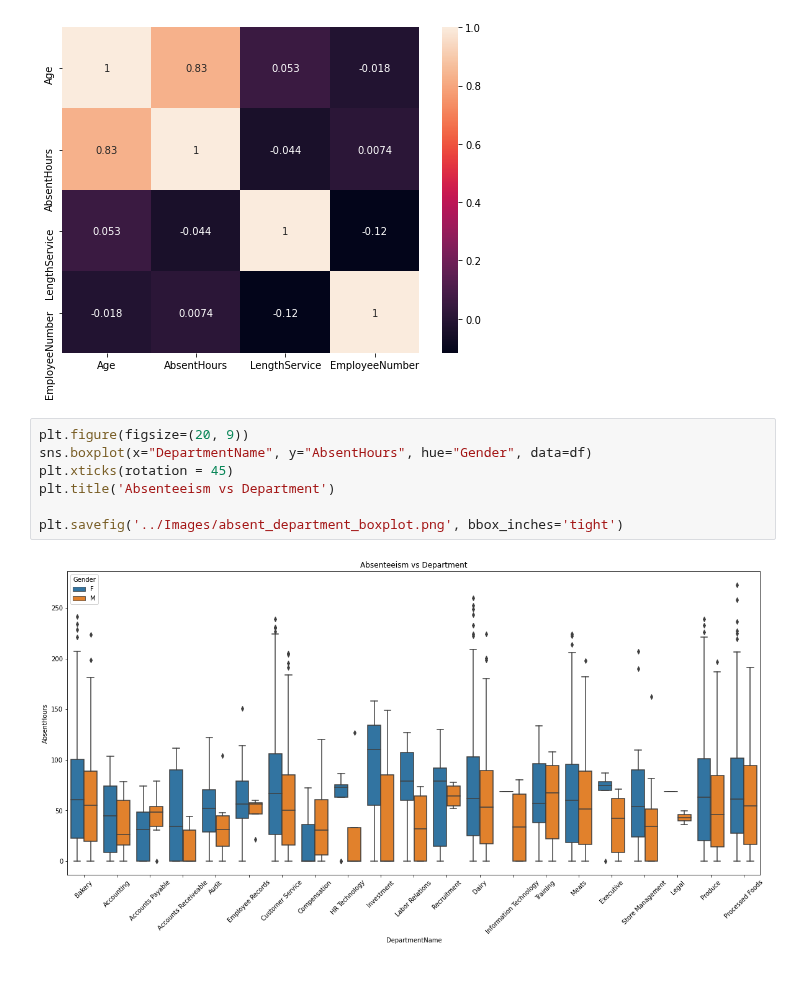
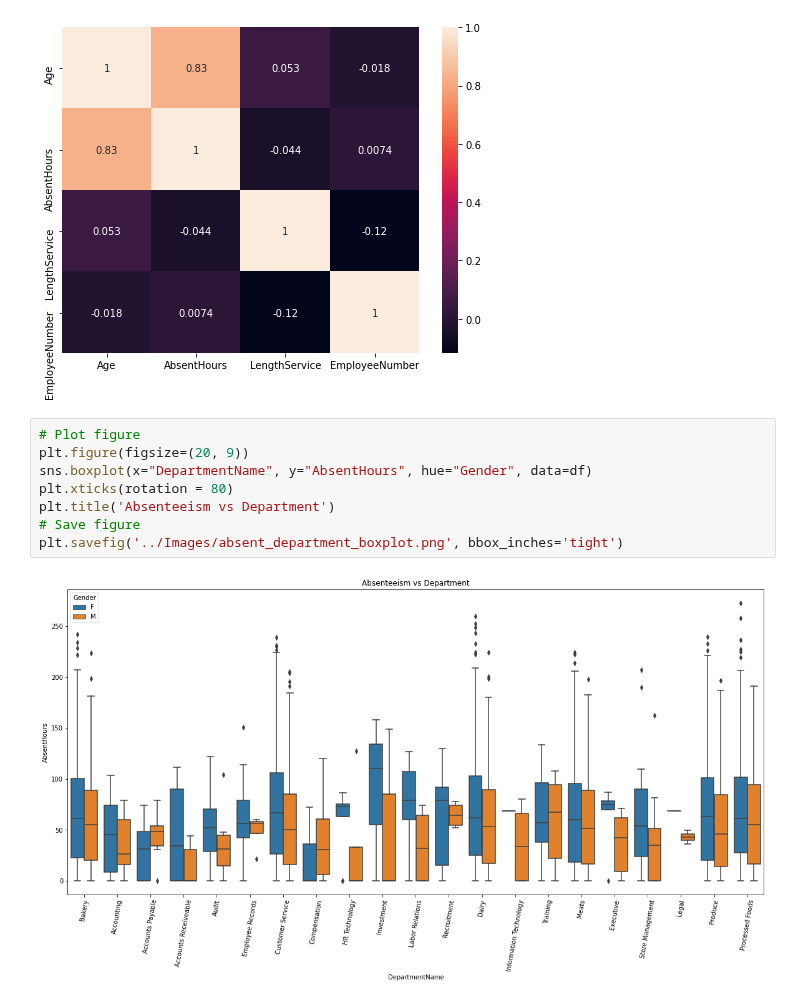
Before and after one commit to josephchancey/work-absenteeism, a Jupyter notebook: Notebooks/People_Analytics_Absenteeism.ipynb, the cells around one changed output. Drawn from its saved outputs; the diff is of its cells as text.

```diff
--- a/Notebooks/People_Analytics_Absenteeism.ipynb
+++ b/Notebooks/People_Analytics_Absenteeism.ipynb
@@ -147,11 +147,12 @@ plt.savefig('../Images/total_heatmap_correlation.png', bbox_inches='tight')
 # %% [output]
 [figure]
 # %%
+# Plot figure
 plt.figure(figsize=(20, 9))
 sns.boxplot(x="DepartmentName", y="AbsentHours", hue="Gender", data=df)
-plt.xticks(rotation = 45)
+plt.xticks(rotation = 80)
 plt.title('Absenteeism vs Department')
-
+# Save figure
 plt.savefig('../Images/absent_department_boxplot.png', bbox_inches='tight')
 # %% [output]
-[figure, old version]
+[figure, new version]
```
Also changed, not shown: 2 other files.
